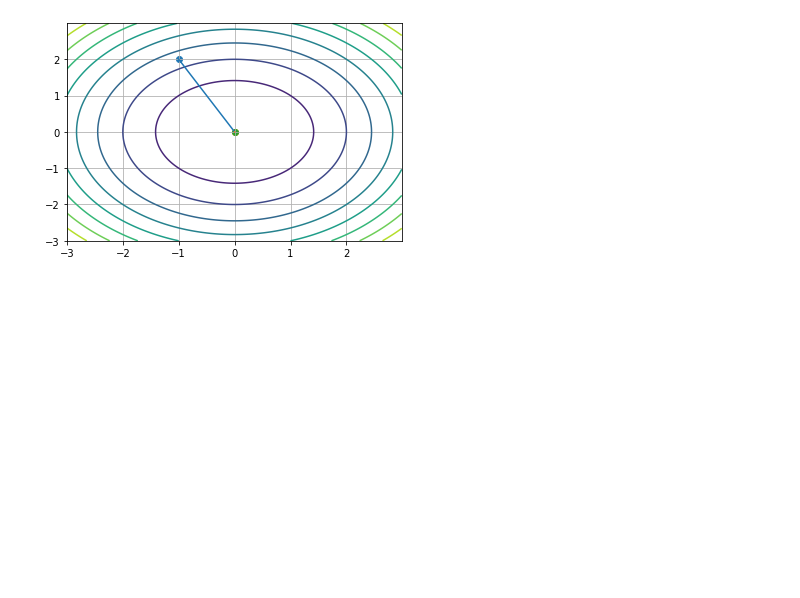
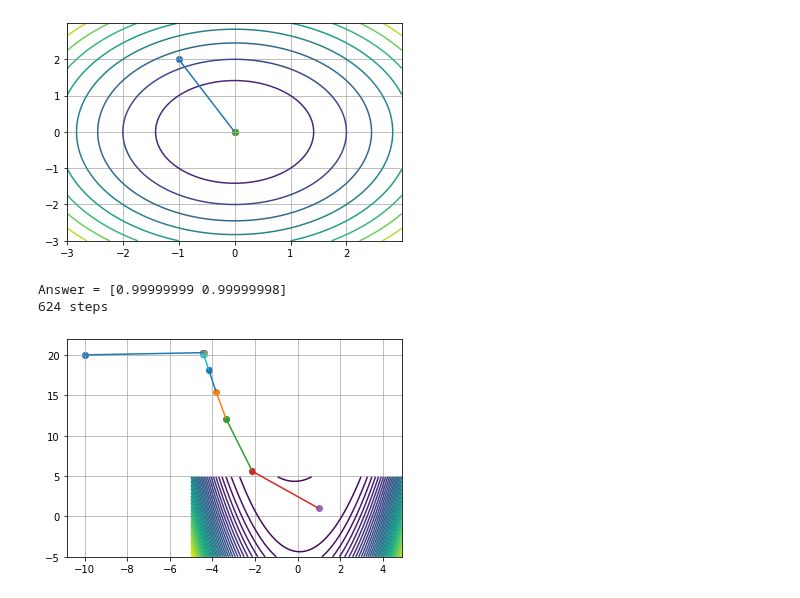
Before and after one commit to KokorinIlya/optimization_methods, a Jupyter notebook: HW1/gradient.ipynb, the cells around one changed output. Drawn from its saved outputs; the diff is of its cells as text; code cells hidden in the pictures; blank space fills up the shorter version.

```diff
--- a/HW1/gradient.ipynb
+++ b/HW1/gradient.ipynb
@@ -13,8 +13,8 @@ def rosenbrock_f(arg):
 def rosenbrock_grad(arg):
     x = arg[0]
     y = arg[1]
-    dx = 400 * (x * (0.005 - y) + x ** 3 - 0.005)
-    dy = 200 * (y - x ** 2)
+    dx = 2 * (200 * (x ** 3) - 200 * x * y + x - 1)
+    dy = 200 * (y - (x ** 2))
     return np.array([dx, dy])
 # %%
 linear_step_choosers = [linear_step_chooser(cur_fun) for cur_fun in [dichotomy, golden, fib]]
@@ -93,3 +93,33 @@ draw_function(sum_squares_f,
 Answer = [ 2.19909974e-17 -4.39819947e-17]
 4 steps
 [figure]
+# %%
+def simple_rosenbrock_f(arg):
+    x = arg[0]
+    y = arg[1]
+    return ((y - x ** 2) ** 2) + ((1. - x) ** 2)
+
+def simple_rosenbrock_grad(arg):
+    x = arg[0]
+    y = arg[1]
+    dx = 2 * (2 * (x ** 3) - 2 * x * y + x - 1)
+    dy = 2 * (y - (x ** 2))
+    return np.array([dx, dy])
+# %%
+draw_function(simple_rosenbrock_f,
+              simple_rosenbrock_grad,
+              start=np.array([-10, 20]),
+              method=golden,
+              show_trace_maker=lambda trace: [trace[i] for i in range(len(trace)) if i % 100 == 0 or i < 10],
+              x_min=-5,
+              x_max=5,
+              x_step=0.1,
+              y_min=-5,
+              y_max=5,
+              y_step=0.1,
+              levels=50
+             )
+# %% [output]
+Answer = [0.99999999 0.99999998]
+624 steps
+[figure, added]
```
Also changed, not shown: parts of 2 cells of this notebook.
